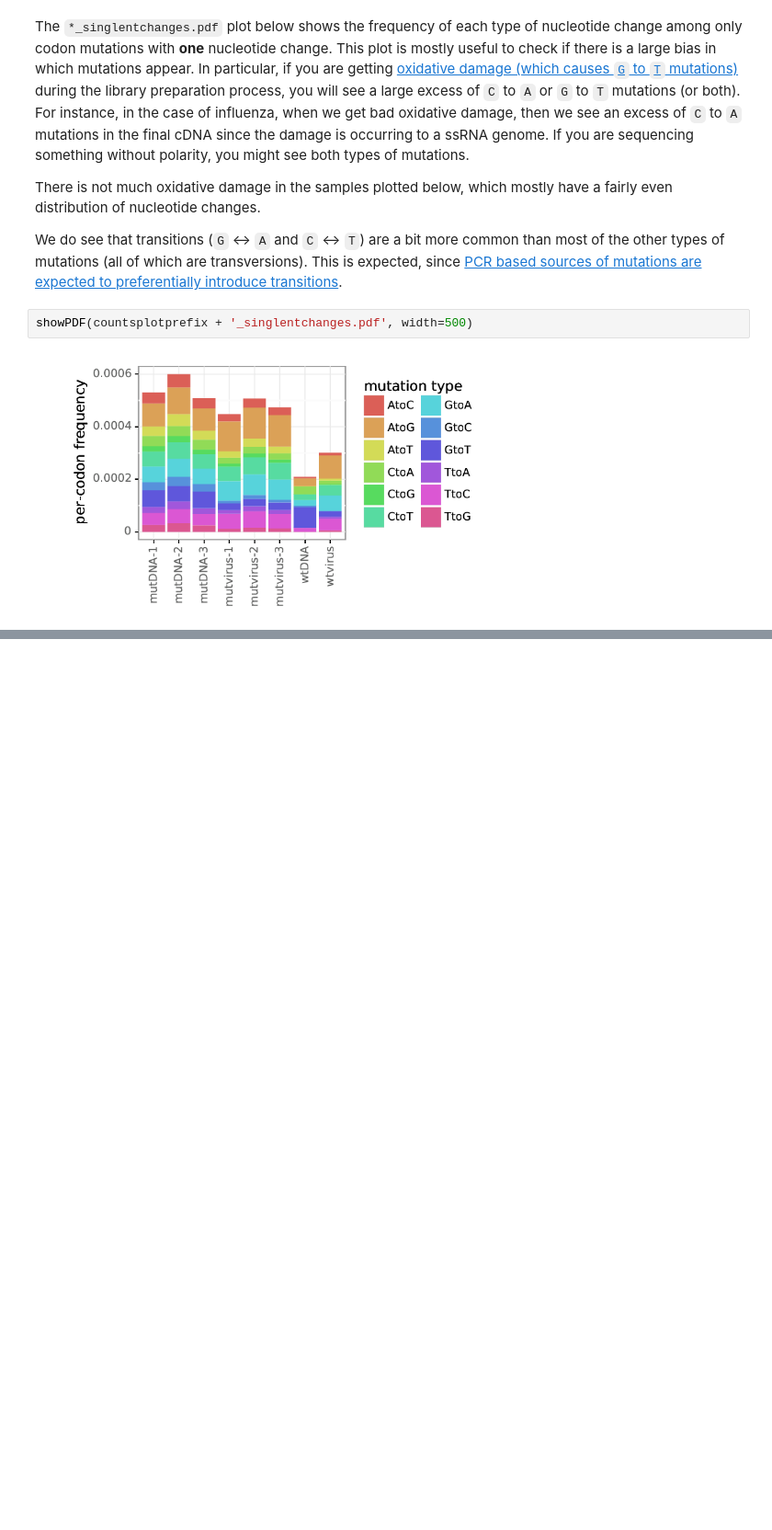
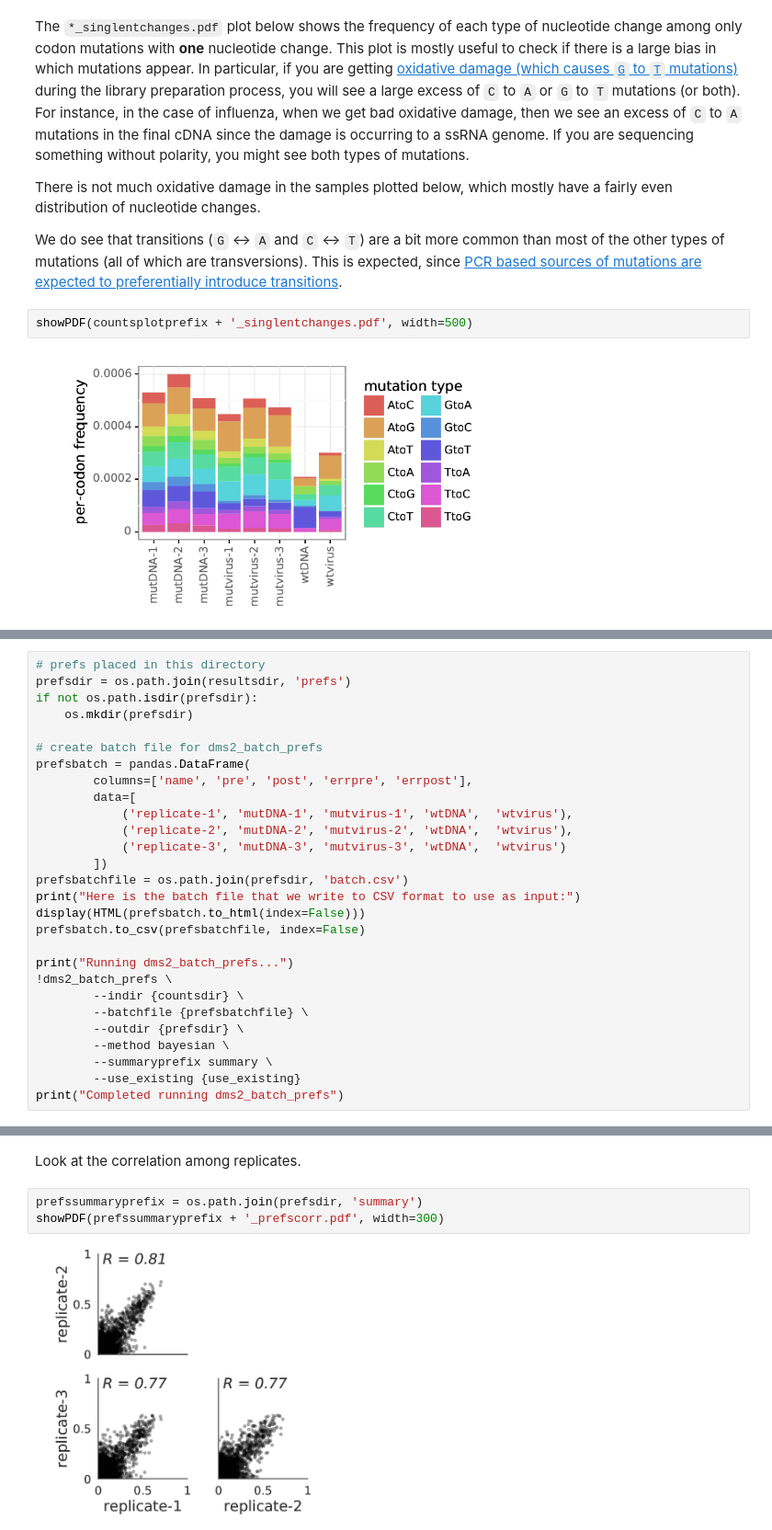
Before and after one commit to jbloomlab/dms_tools2, a Jupyter notebook: examples/Doud2016/analysis_notebook.ipynb, the cells around one changed output, grey strips where cells are left out. Shown at 92% size. Drawn from its saved outputs; the diff is of its cells as text; blank space fills up the shorter version.

Commit message:
added preliminary prefs to Doud2016 example

```diff
--- a/examples/Doud2016/analysis_notebook.ipynb
+++ b/examples/Doud2016/analysis_notebook.ipynb
@@ -291,0 +297,28 @@ showPDF(countsplotprefix + '_singlentchanges.pdf', width=500)
+# %%
+# prefs placed in this directory
+prefsdir = os.path.join(resultsdir, 'prefs')
+if not os.path.isdir(prefsdir):
+    os.mkdir(prefsdir)
+
+# create batch file for dms2_batch_prefs
+prefsbatch = pandas.DataFrame(
+        columns=['name', 'pre', 'post', 'errpre', 'errpost'],
+        data=[
+            ('replicate-1', 'mutDNA-1', 'mutvirus-1', 'wtDNA',  'wtvirus'),
+            ('replicate-2', 'mutDNA-2', 'mutvirus-2', 'wtDNA',  'wtvirus'),
+            ('replicate-3', 'mutDNA-3', 'mutvirus-3', 'wtDNA',  'wtvirus')
+        ])
+prefsbatchfile = os.path.join(prefsdir, 'batch.csv')
+print("Here is the batch file that we write to CSV format to use as input:")
+display(HTML(prefsbatch.to_html(index=False)))
+prefsbatch.to_csv(prefsbatchfile, index=False)
+
+print("Running dms2_batch_prefs...")
+!dms2_batch_prefs \
+        --indir {countsdir} \
+        --batchfile {prefsbatchfile} \
+        --outdir {prefsdir} \
+        --method bayesian \
+        --summaryprefix summary \
+        --use_existing {use_existing}
+print("Completed running dms2_batch_prefs")
@@ -291,0 +348,7 @@ showPDF(countsplotprefix + '_singlentchanges.pdf', width=500)
+# %% [markdown]
+Look at the correlation among replicates.
+# %%
+prefssummaryprefix = os.path.join(prefsdir, 'summary')
+showPDF(prefssummaryprefix + '_prefscorr.pdf', width=300)
+# %% [output]
+[figure, added]
```
Also changed, not shown: parts of 6 cells of this notebook, 4 other files.
